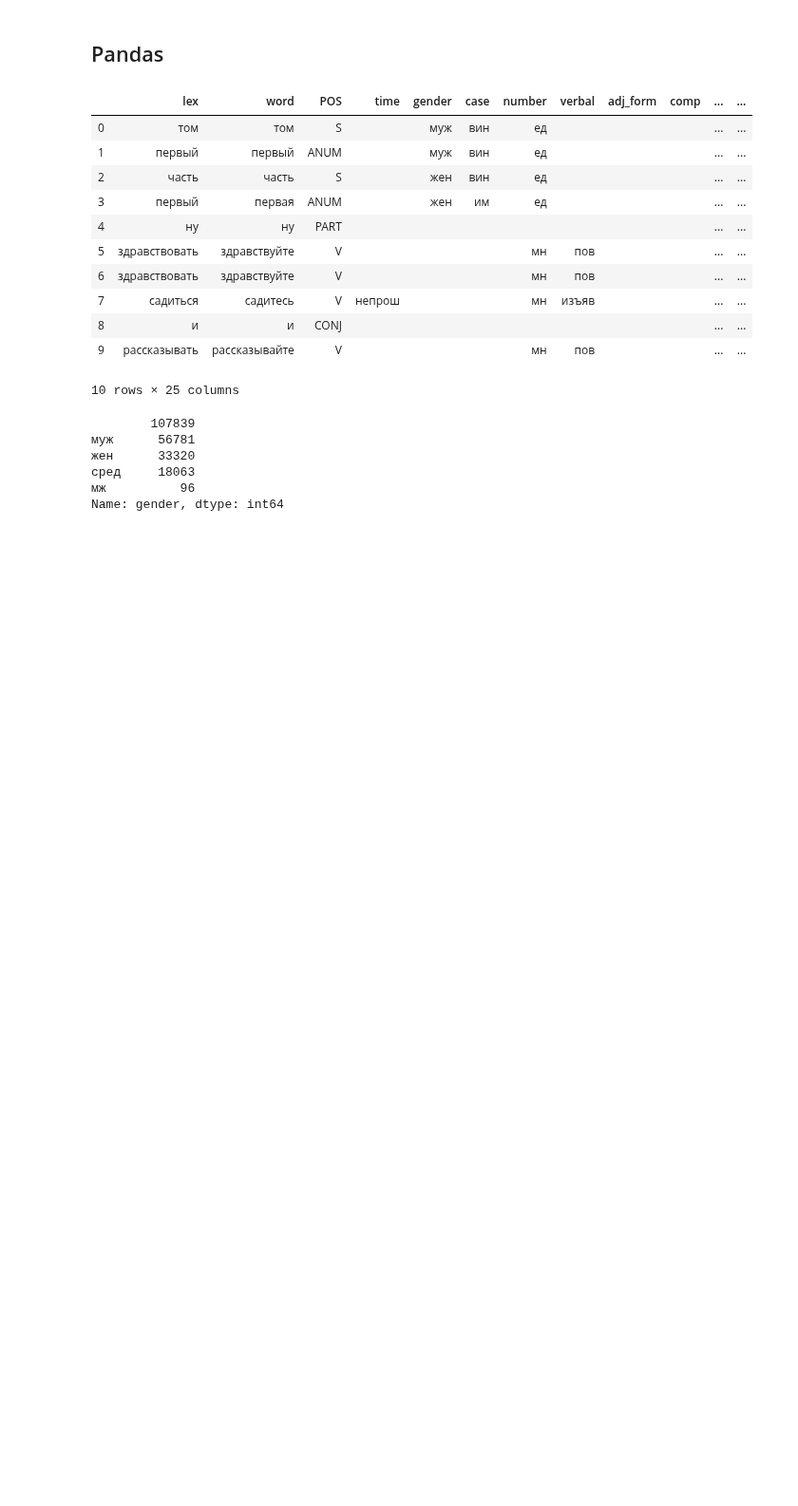
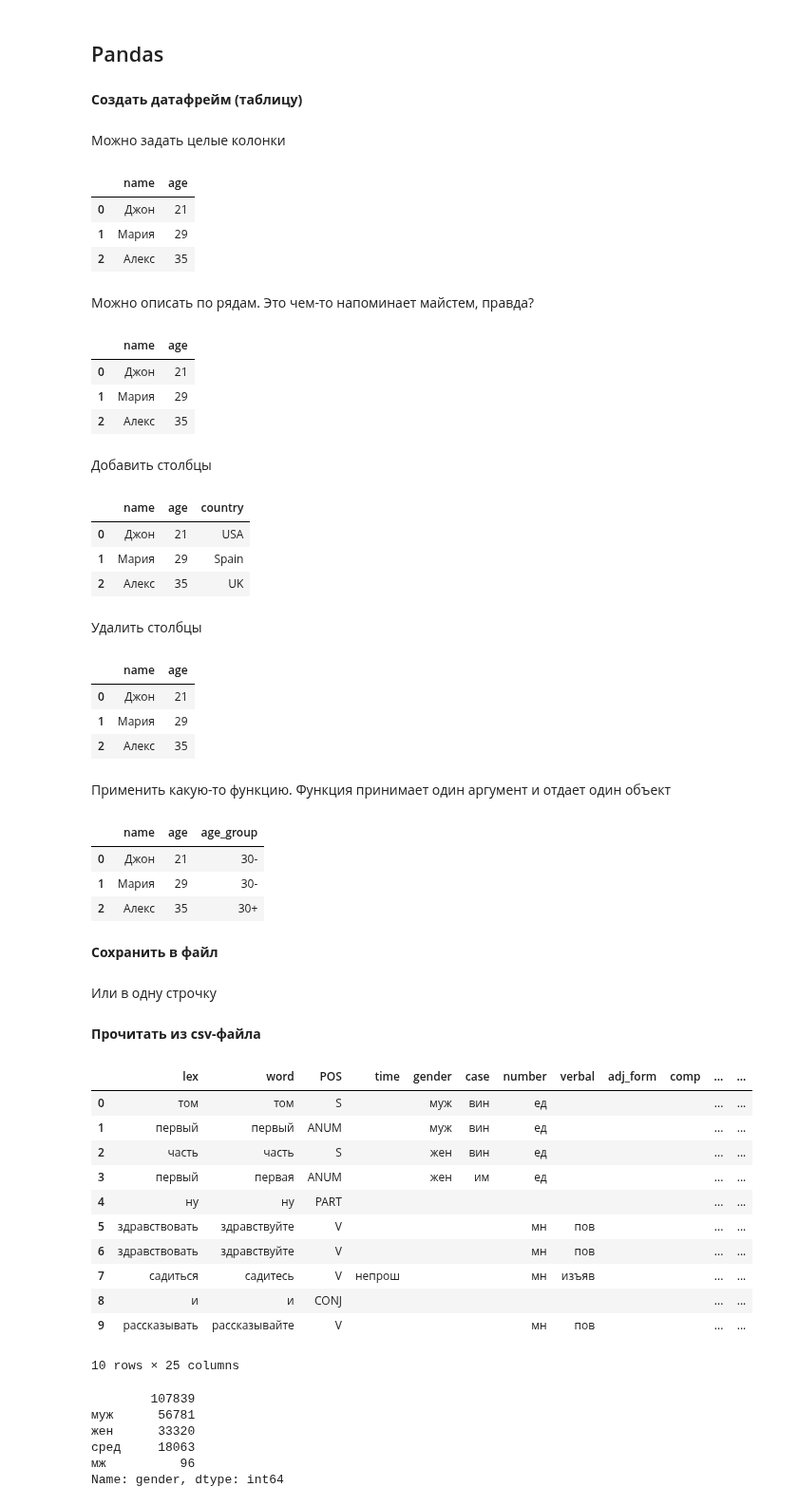
Before and after one commit to hse-ling-python/seminars, a Jupyter notebook: visualization/visualization_1.ipynb, the cells around one changed output. Shown at 95% size. Cells and saved outputs as stored; diff of their text form; code cells hidden in the pictures; blank space fills up the shorter version.

```diff
--- a/visualization/visualization_1.ipynb
+++ b/visualization/visualization_1.ipynb
@@ -112,3 +112,55 @@ plt.show()
 ## Pandas
 # %%
 import pandas as pd
+# %% [markdown]
+**Создать датафрейм (таблицу)**
+# %% [markdown]
+Можно задать целые колонки
+# %%
+dictionary = {'name': ['Джон', 'Мария', 'Алекс'], 'age': [21, 29, 35]}
+
+df = pd.DataFrame(dictionary)
+
+df
+# %% [output]
+|  | name | age |
+| 0 | Джон | 21 |
+| 1 | Мария | 29 |
+| 2 | Алекс | 35 |
+# %% [markdown]
+Можно описать по рядам. Это чем-то напоминает майстем, правда?
+# %%
+name_list = [{'name': 'Джон', 'age': 21}, {'name': 'Мария', 'age': 29}, {'name': 'Алекс', 'age': 35}]
+
+df = pd.DataFrame(name_list)
+
+df
+# %% [output]
+|  | name | age |
+| 0 | Джон | 21 |
+| 1 | Мария | 29 |
+| 2 | Алекс | 35 |
+# %% [markdown]
+Добавить столбцы
+# %%
+df['country'] = ['USA', 'Spain', 'UK']
+
+df
+# %% [output]
+|  | name | age | country |
+| 0 | Джон | 21 | USA |
+| 1 | Мария | 29 | Spain |
+| 2 | Алекс | 35 | UK |
+# %% [markdown]
+Удалить столбцы
+# %%
+del df ['country']
+
+df
+# %% [output]
+|  | name | age |
+| 0 | Джон | 21 |
+| 1 | Мария | 29 |
+| 2 | Алекс | 35 |
+# %% [markdown]
+Применить какую-то функцию. Функция принимает один аргумент и отдает один объект
@@ -114,0 +173,11 @@ import pandas as pd
+# %%
+df['age_group'] = df['age'].apply(get_age_group)
+
+df
+# %% [output]
+|  | name | age | age_group |
+| 0 | Джон | 21 | 30- |
+| 1 | Мария | 29 | 30- |
+| 2 | Алекс | 35 | 30+ |
+# %% [markdown]
+**Сохранить в файл**
@@ -114,0 +190,2 @@ import pandas as pd
+# %% [markdown]
+Или в одну строчку
@@ -115,3 +194,5 @@ import pandas as pd
+# %% [markdown]
+**Прочитать из csv-файла**
 # %%
 tolstoy = pd.read_csv('tolstoy.csv', sep='\t').fillna('') # читаем файл и пустые значения заполняем пустыми строками
 # %%
```
Also changed, not shown: parts of 11 cells of this notebook.
